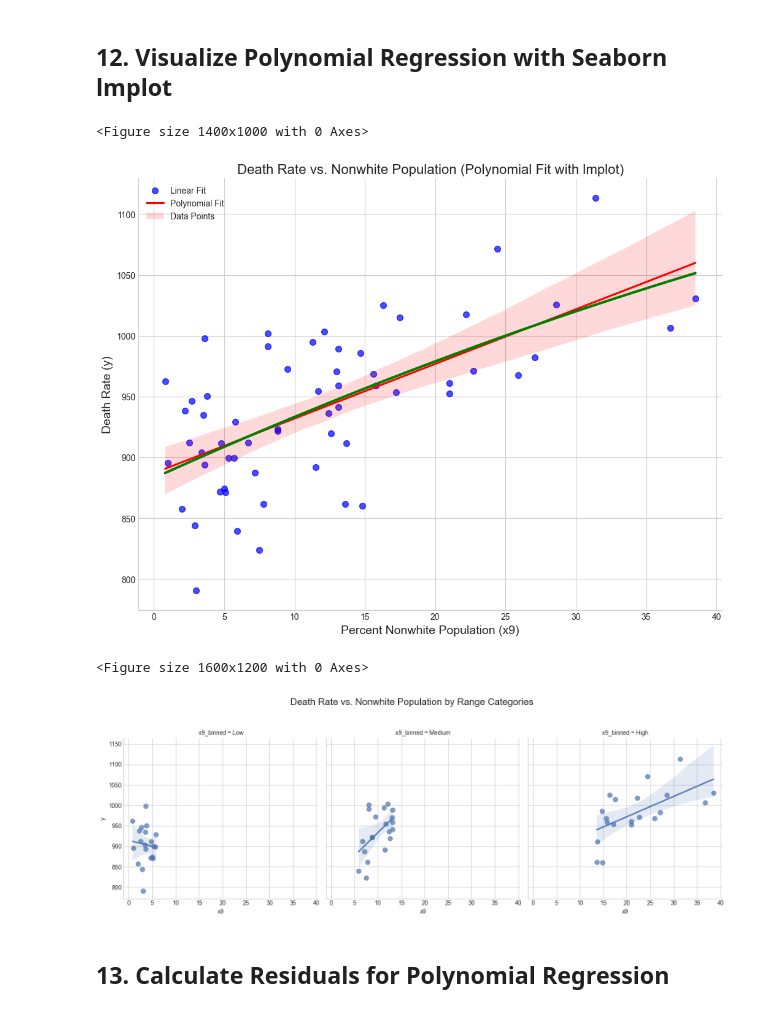
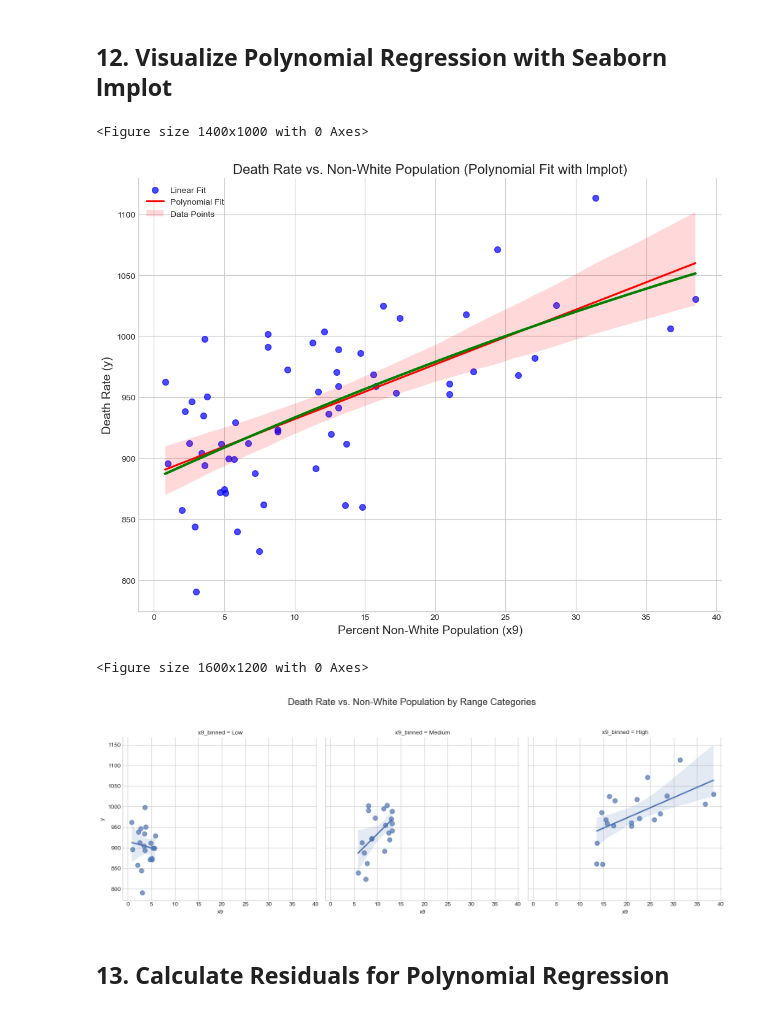
Before and after one commit to benjaminyjr17/24S2-CS2400-Regression-Analysis, a Jupyter notebook: Benjamin_Oliver_Yick_U2120984H.ipynb, the cells around one changed output. Saved outputs shown, nothing was run; the diff lists cells and outputs as text; code cells hidden in the pictures.

```diff
--- a/Benjamin_Oliver_Yick_U2120984H.ipynb
+++ b/Benjamin_Oliver_Yick_U2120984H.ipynb
@@ -555,37 +555,37 @@ plt.figure(figsize=(14, 10))
 
 # First, create a scatter plot with lmplot
 g = sns.lmplot(x='x9', y='y', data=poly_df, height=8, aspect=1.3,
               scatter_kws={'alpha':0.7, 's':50, 'color':'blue'},
               line_kws={'color':'red'},
               order=1)  # Linear fit for reference
 
 # Then overlay our polynomial prediction line
 x9_range = np.linspace(min(x9), max(x9), 100)
 y_poly_pred = b0_poly + b1_poly * x9_range + b2_poly * x9_range**2
 g.ax.plot(x9_range, y_poly_pred, 'g-', linewidth=3, label='Polynomial Fit')
 
 # Add a legend
 g.ax.legend(['Linear Fit', 'Polynomial Fit', 'Data Points'])
-g.ax.set_title('Death Rate vs. Nonwhite Population (Polynomial Fit with lmplot)', fontsize=16)
-g.ax.set_xlabel('Percent Nonwhite Population (x9)', fontsize=14)
+g.ax.set_title('Death Rate vs. Non-White Population (Polynomial Fit with lmplot)', fontsize=16)
+g.ax.set_xlabel('Percent Non-White Population (x9)', fontsize=14)
 g.ax.set_ylabel('Death Rate (y)', fontsize=14)
 
 plt.tight_layout()
 plt.show()
 
 # Create a faceted lmplot to show how the relationship varies across different ranges of x9
 # This helps visualize why a polynomial fit might be better than linear
 poly_df['x9_binned'] = pd.qcut(poly_df['x9'], 3, labels=['Low', 'Medium', 'High'])
 
 plt.figure(figsize=(16, 12))
 sns.lmplot(x='x9', y='y', data=poly_df, col='x9_binned', height=5, aspect=1,
           palette='Set1', scatter_kws={'alpha':0.7, 's':60})
-plt.suptitle('Death Rate vs. Nonwhite Population by Range Categories', fontsize=16, y=1.05)
+plt.suptitle('Death Rate vs. Non-White Population by Range Categories', fontsize=16, y=1.05)
 plt.tight_layout()
 plt.show()
 # %% [output]
 <Figure size 1400x1000 with 0 Axes>
-[figure, old version]
+[figure, new version]
 <Figure size 1600x1200 with 0 Axes>
 [figure]
 # %% [markdown]
```
Also changed, not shown: parts of 11 cells of this notebook.
